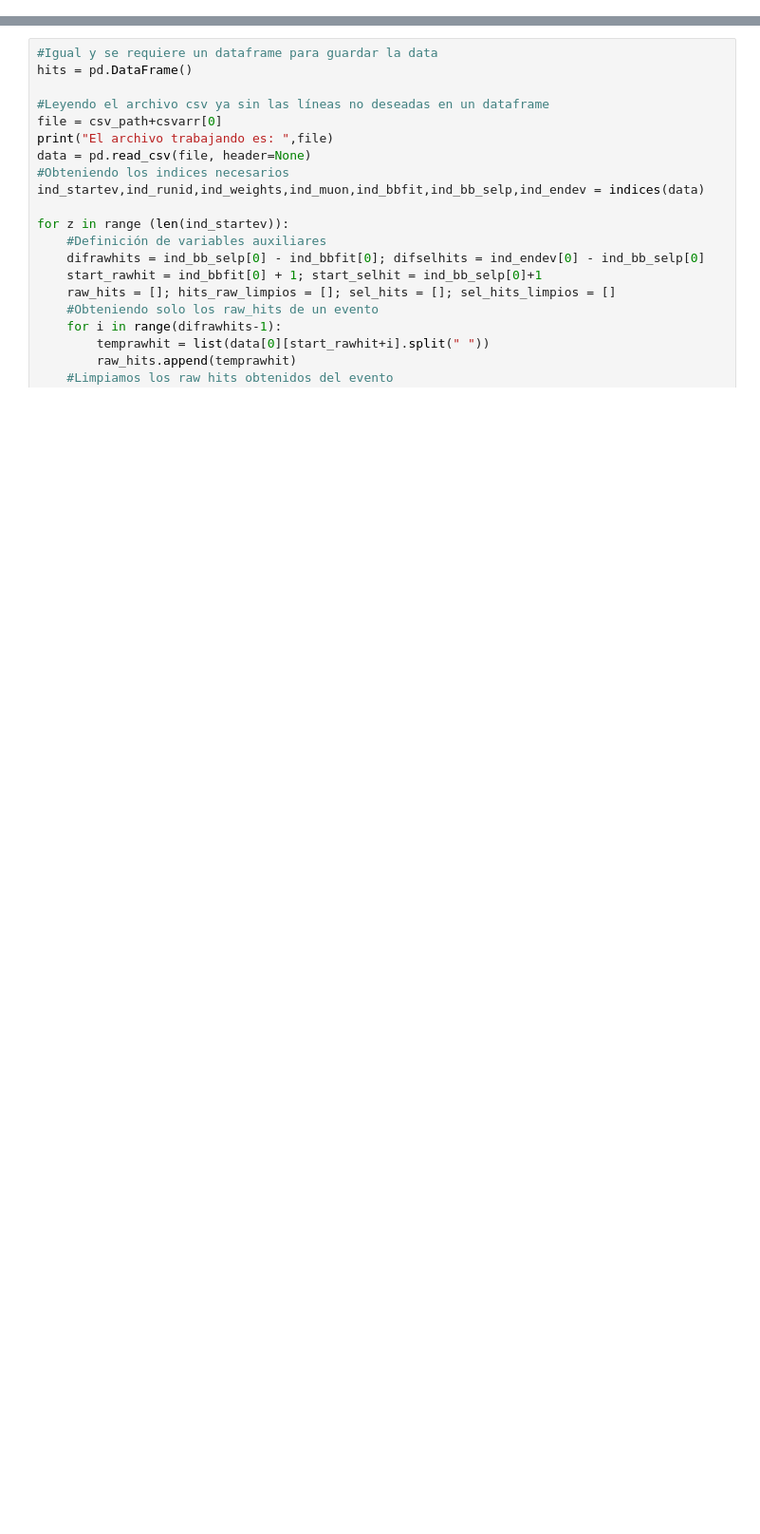
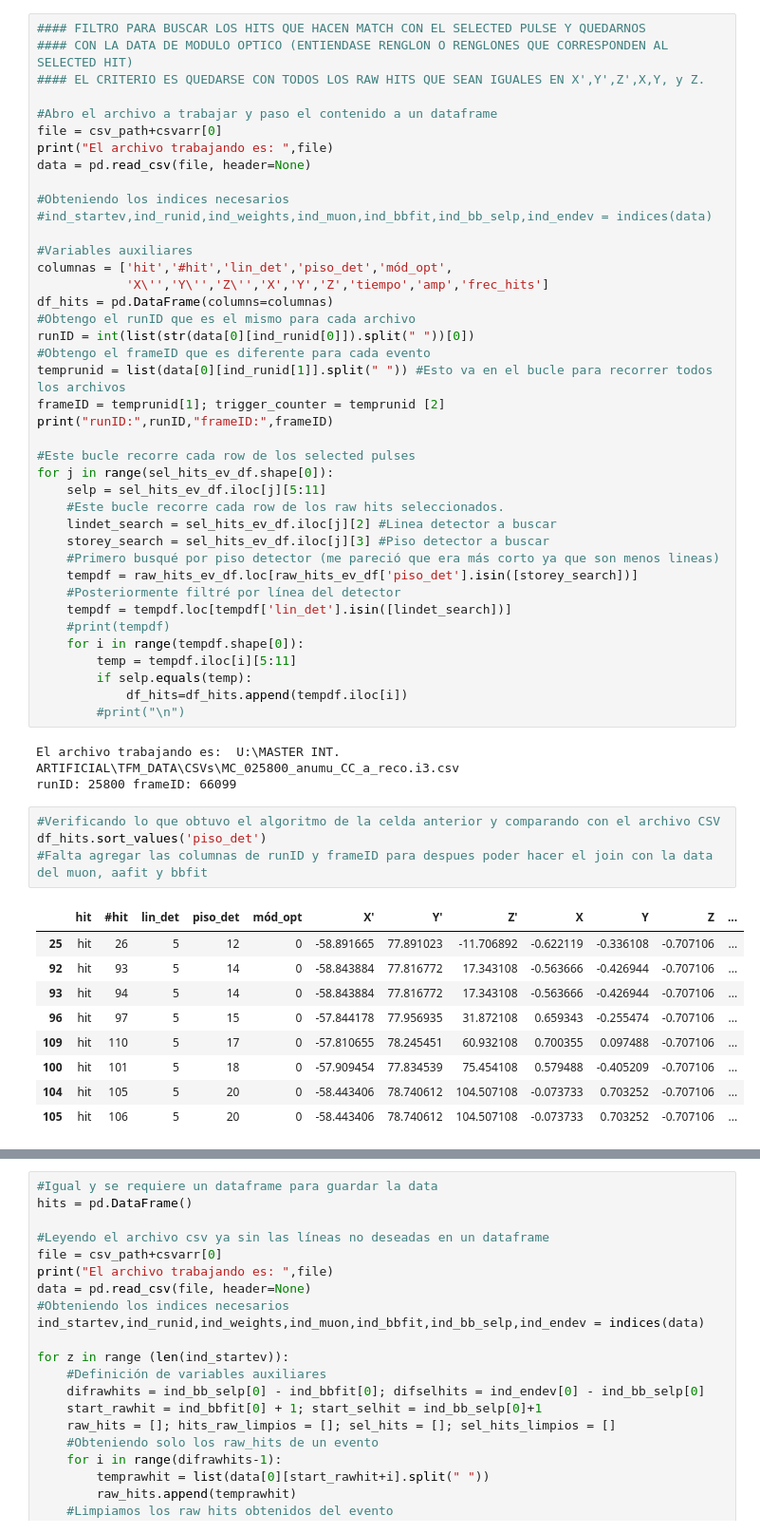
Before and after one commit to mark-ortiz/TFMIA, a Jupyter notebook: DATA_HITS.ipynb, the cells around one changed output, grey strips where cells are left out. Shown: that part at 95% size. Drawn from its saved outputs; the diff is of its cells as text; blank space fills up the shorter version.

```diff
--- a/DATA_HITS.ipynb
+++ b/DATA_HITS.ipynb
@@ -250,0 +143,57 @@ Name: 0, dtype: object
+# %%
+#### FILTRO PARA BUSCAR LOS HITS QUE HACEN MATCH CON EL SELECTED PULSE Y QUEDARNOS
+#### CON LA DATA DE MODULO OPTICO (ENTIENDASE RENGLON O RENGLONES QUE CORRESPONDEN AL SELECTED HIT)
+#### EL CRITERIO ES QUEDARSE CON TODOS LOS RAW HITS QUE SEAN IGUALES EN X',Y',Z',X,Y, y Z.
+
+#Abro el archivo a trabajar y paso el contenido a un dataframe
+file = csv_path+csvarr[0]
+print("El archivo trabajando es: ",file)
+data = pd.read_csv(file, header=None)
+
+#Obteniendo los indices necesarios
+#ind_startev,ind_runid,ind_weights,ind_muon,ind_bbfit,ind_bb_selp,ind_endev = indices(data)
+
+#Variables auxiliares
+columnas = ['hit','#hit','lin_det','piso_det','mód_opt',
+            'X\'','Y\'','Z\'','X','Y','Z','tiempo','amp','frec_hits']
+df_hits = pd.DataFrame(columns=columnas)
+#Obtengo el runID que es el mismo para cada archivo
+runID = int(list(str(data[0][ind_runid[0]]).split(" "))[0])
+#Obtengo el frameID que es diferente para cada evento
+temprunid = list(data[0][ind_runid[1]].split(" ")) #Esto va en el bucle para recorrer todos los archivos
+frameID = temprunid[1]; trigger_counter = temprunid [2]
+print("runID:",runID,"frameID:",frameID)
+
+#Este bucle recorre cada row de los selected pulses
+for j in range(sel_hits_ev_df.shape[0]):
+    selp = sel_hits_ev_df.iloc[j][5:11]
+    #Este bucle recorre cada row de los raw hits seleccionados.
+    lindet_search = sel_hits_ev_df.iloc[j][2] #Linea detector a buscar
+    storey_search = sel_hits_ev_df.iloc[j][3] #Piso detector a buscar
+    #Primero busqué por piso detector (me pareció que era más corto ya que son menos lineas)
+    tempdf = raw_hits_ev_df.loc[raw_hits_ev_df['piso_det'].isin([storey_search])]
+    #Posteriormente filtré por línea del detector
+    tempdf = tempdf.loc[tempdf['lin_det'].isin([lindet_search])]
+    #print(tempdf)
+    for i in range(tempdf.shape[0]):
+        temp = tempdf.iloc[i][5:11]
+        if selp.equals(temp):
+            df_hits=df_hits.append(tempdf.iloc[i])
+        #print("\n")
+# %% [output]
+El archivo trabajando es:  U:\MASTER INT. ARTIFICIAL\TFM_DATA\CSVs\MC_025800_anumu_CC_a_reco.i3.csv
+runID: 25800 frameID: 66099
+# %%
+#Verificando lo que obtuvo el algoritmo de la celda anterior y comparando con el archivo CSV
+df_hits.sort_values('piso_det')
+#Falta agregar las columnas de runID y frameID para despues poder hacer el join con la data del muon, aafit y bbfit
+# %% [output]
+|  | hit | #hit | lin_det | piso_det | mód_opt | X' | Y' | Z' | X | Y | Z | ... |
+| 25 | hit | 26 | 5 | 12 | 0 | -58.891665 | 77.891023 | -11.706892 | -0.622119 | -0.336108 | -0.707106 | ... |
+| 92 | hit | 93 | 5 | 14 | 0 | -58.843884 | 77.816772 | 17.343108 | -0.563666 | -0.426944 | -0.707106 | ... |
+| 93 | hit | 94 | 5 | 14 | 0 | -58.843884 | 77.816772 | 17.343108 | -0.563666 | -0.426944 | -0.707106 | ... |
+| 96 | hit | 97 | 5 | 15 | 0 | -57.844178 | 77.956935 | 31.872108 | 0.659343 | -0.255474 | -0.707106 | ... |
+| 109 | hit | 110 | 5 | 17 | 0 | -57.810655 | 78.245451 | 60.932108 | 0.700355 | 0.097488 | -0.707106 | ... |
+| 100 | hit | 101 | 5 | 18 | 0 | -57.909454 | 77.834539 | 75.454108 | 0.579488 | -0.405209 | -0.707106 | ... |
+| 104 | hit | 105 | 5 | 20 | 0 | -58.443406 | 78.740612 | 104.507108 | -0.073733 | 0.703252 | -0.707106 | ... |
+| 105 | hit | 106 | 5 | 20 | 0 | -58.443406 | 78.740612 | 104.507108 | -0.073733 | 0.703252 | -0.707106 | ... |
```
Also changed, not shown: parts of 20 cells of this notebook.
